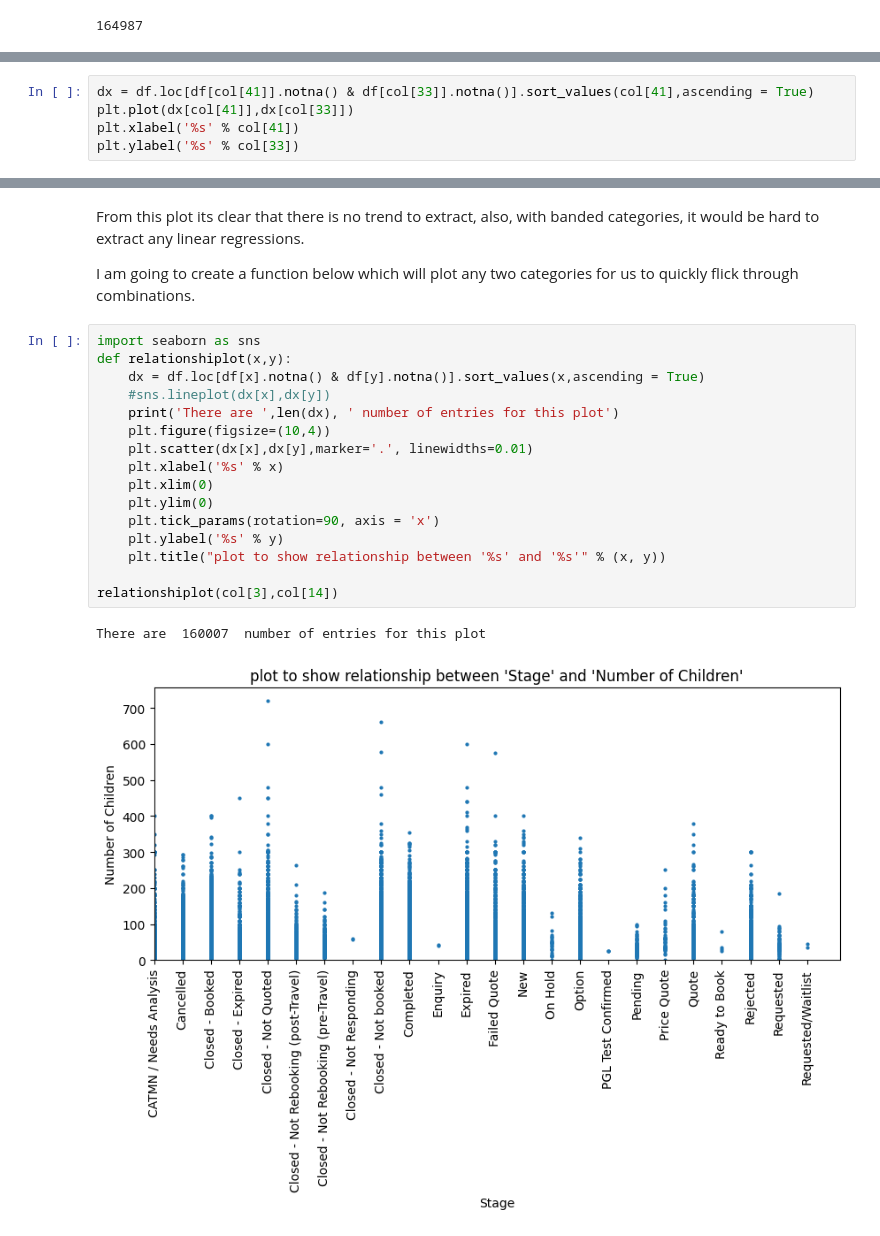
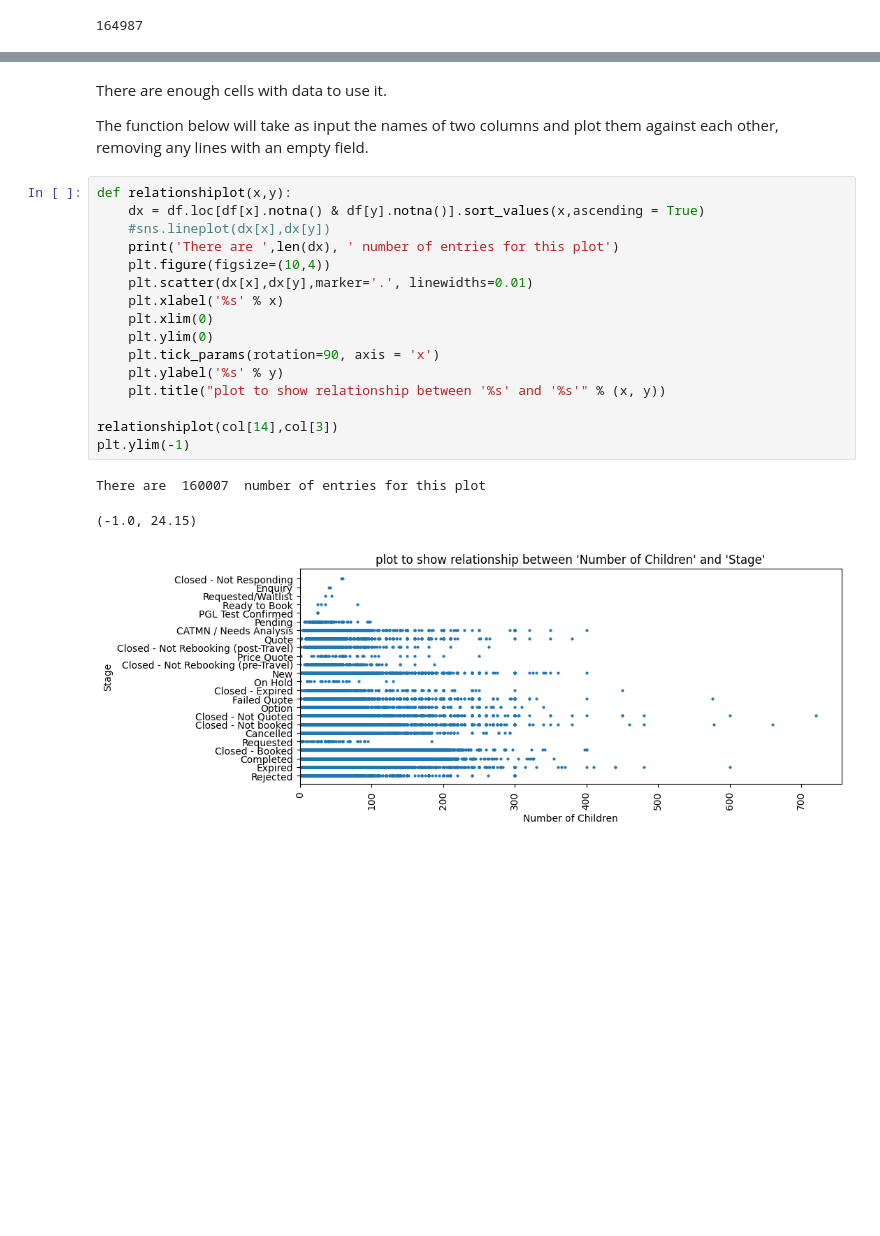
Before and after one commit to maxcwalker/documents, a Jupyter notebook: jupyter/prospectMapping/prospect_mapping_analysis.ipynb, the cells around one changed output, grey strips where cells are left out. Cells and saved outputs as stored; diff of their text form; blank space fills up the shorter version.

```diff
--- a/jupyter/prospectMapping/prospect_mapping_analysis.ipynb
+++ b/jupyter/prospectMapping/prospect_mapping_analysis.ipynb
@@ -146,5 +137,0 @@ Below I am plotting Time lapse against Number of Children to see if there is any
-# %%
-dx = df.loc[df[col[41]].notna() & df[col[33]].notna()].sort_values(col[41],ascending = True)
-plt.plot(dx[col[41]],dx[col[33]])
-plt.xlabel('%s' % col[41])
-plt.ylabel('%s' % col[33])
@@ -154,24 +138,25 @@ Text(0, 0.5, 'Number of Children Banding')
 # %% [markdown]
-From this plot its clear that there is no trend to extract, also, with banded categories, it would be hard to extract any linear regressions.
+There are enough cells with data to use it.
 
-I am going to create a function below which will plot any two categories for us to quickly flick through combinations.
+The function below will take as input the names of two columns and plot them against each other, removing any lines with an empty field.
 # %%
-import seaborn as sns
 def relationshiplot(x,y):
     dx = df.loc[df[x].notna() & df[y].notna()].sort_values(x,ascending = True)
     #sns.lineplot(dx[x],dx[y])
     print('There are ',len(dx), ' number of entries for this plot')
     plt.figure(figsize=(10,4))
     plt.scatter(dx[x],dx[y],marker='.', linewidths=0.01)
     plt.xlabel('%s' % x)
     plt.xlim(0)
     plt.ylim(0)
     plt.tick_params(rotation=90, axis = 'x')
     plt.ylabel('%s' % y)
     plt.title("plot to show relationship between '%s' and '%s'" % (x, y))
 
-relationshiplot(col[3],col[14])
+relationshiplot(col[14],col[3])
+plt.ylim(-1)
 # %% [output]
 There are  160007  number of entries for this plot
+(-1.0, 24.15)
-[figure, old version]
+[figure, new version]
 # %% [markdown]
```
Also changed, not shown: parts of 26 cells of this notebook, 4 other files.
